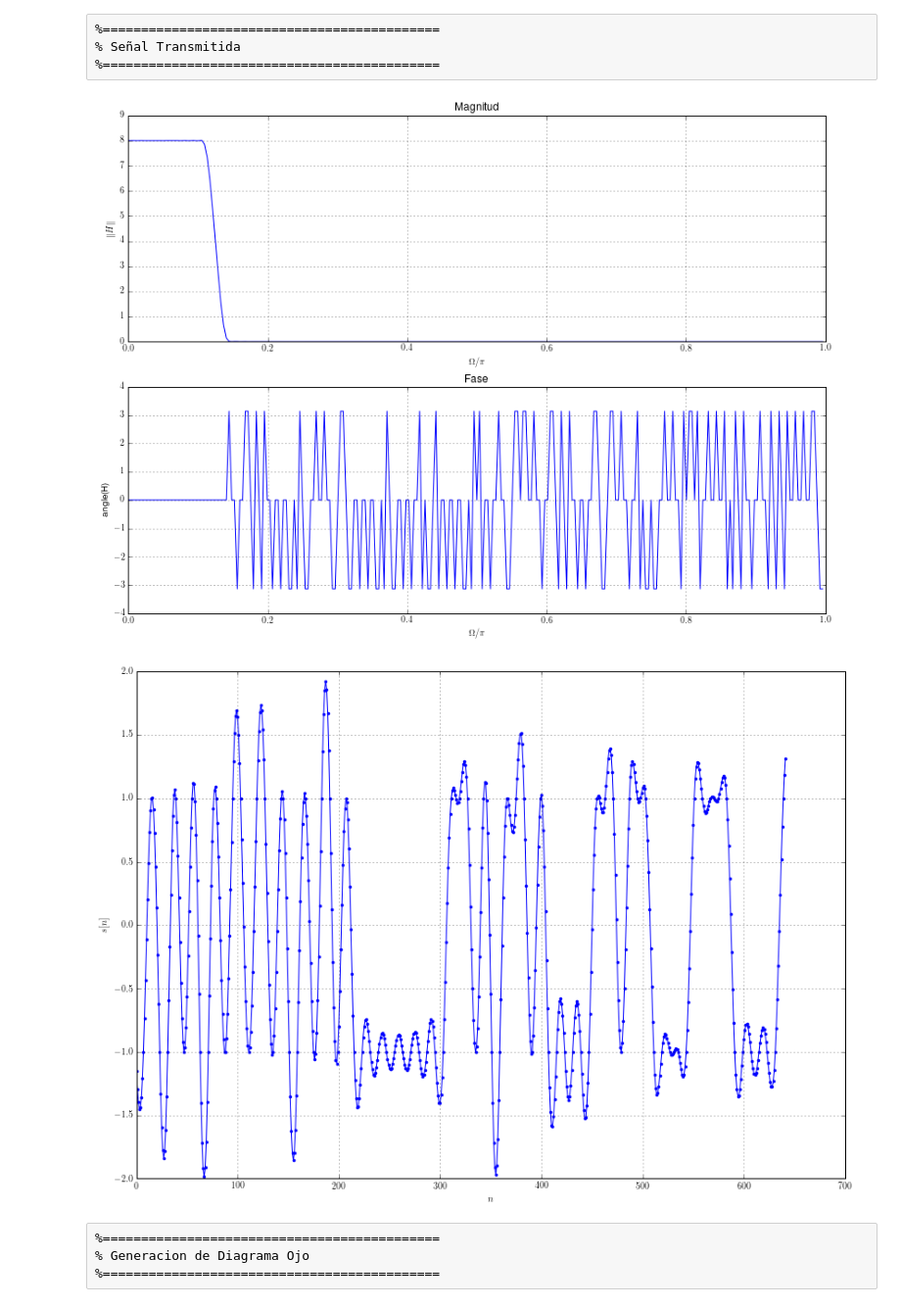
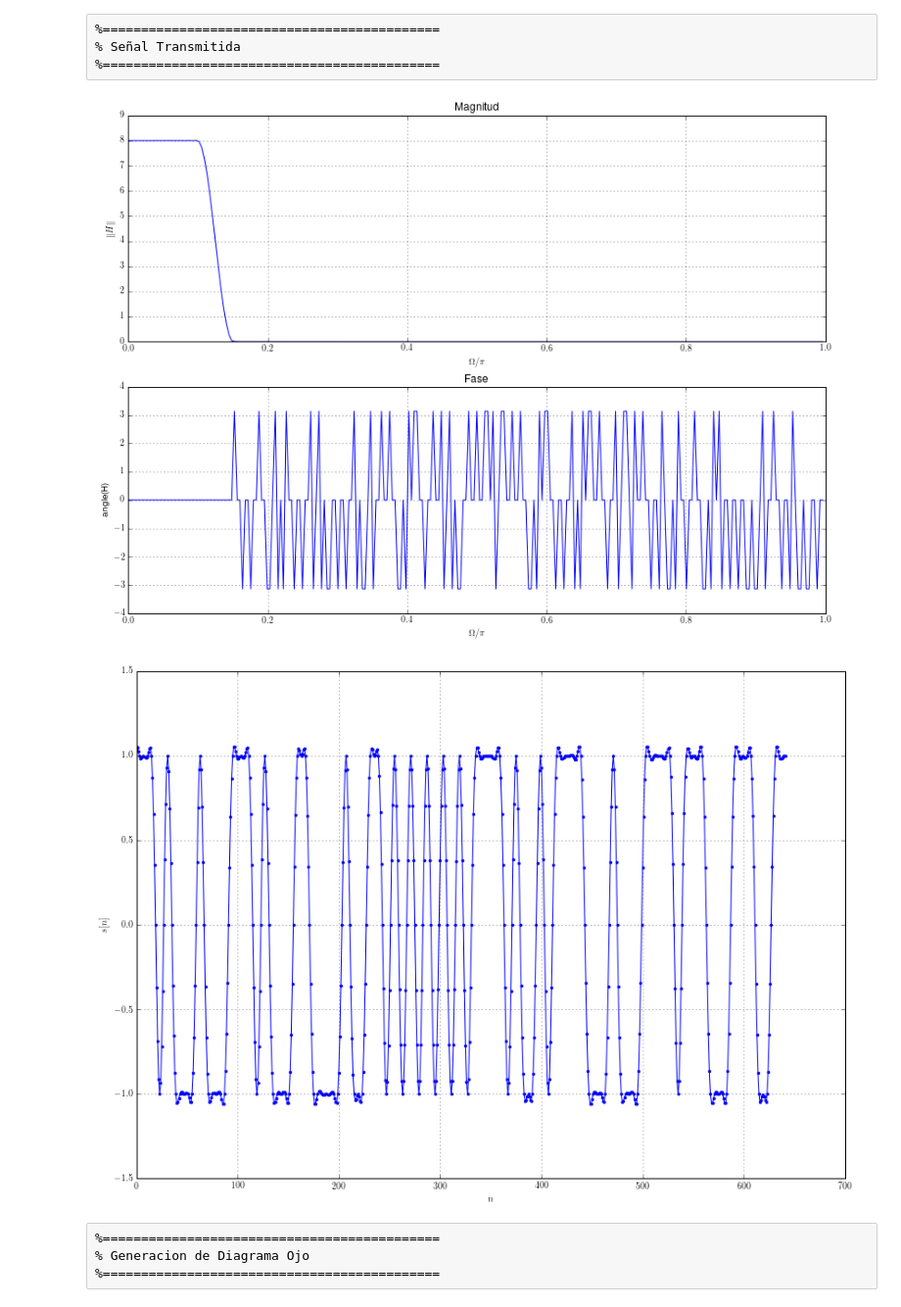
Before and after one commit to ataddei/CursoProcesosEstocasticos, a Jupyter notebook: Practico 1 Procesamiento Digital de Señales.ipynb, the cells around one changed output. Shown at 98% size. Cells and saved outputs as stored; diff of their text form; code cells hidden in the pictures.

```diff
--- a/Practico 1 Procesamiento Digital de Señales.ipynb
+++ b/Practico 1 Procesamiento Digital de Señales.ipynb
@@ -84,24 +84,24 @@ pl.draw()
 # %%
 def sn_convolve():
     return np.convolve(xn,gn);
 
 def plot_time(sn):
     pl.figure()
     pl.plot(sn[(2*L*M+1):(2*L*M+1)*3],'.-');
     pl.ylabel('$s[n]$')
     pl.xlabel('$n$');
     pl.grid(True)
 
-beta=0.1
+beta=0.999
 sweep_omega()
 plot_omega()
 gn=gen_filter()
 sn=sn_convolve()
 plot_time(sn)
 pl.draw()
 # %% [output]
-[figure, old version]
+[figure, new version]
-[figure, old version]
+[figure, new version]
 # %% [raw]
 %============================================
 % Generacion de Diagrama Ojo
```
Also changed, not shown: parts of 3 cells of this notebook, 1 other file.
